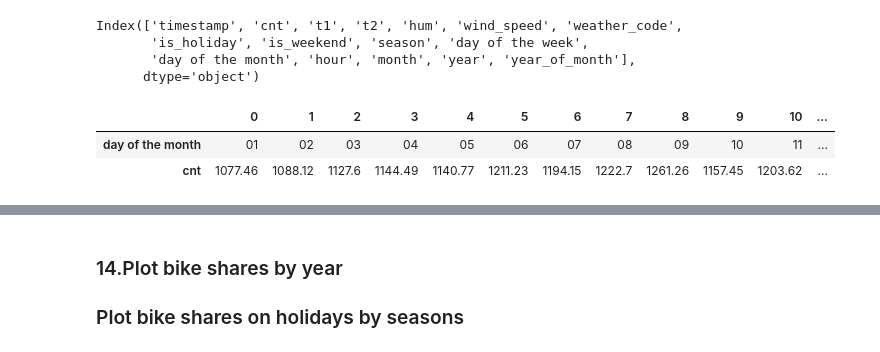
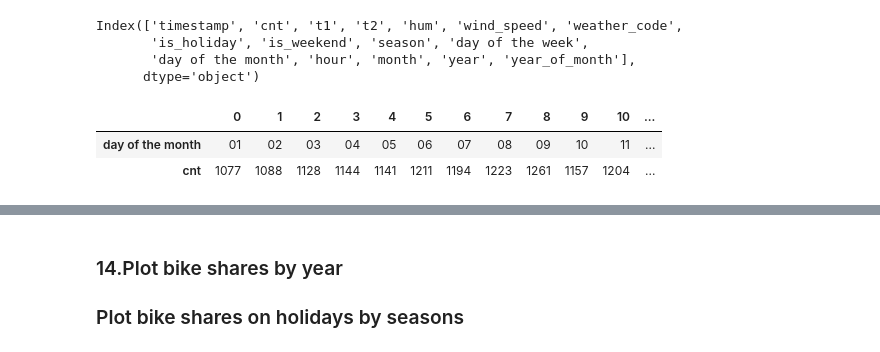
Before and after one commit to mehmetsar/DA_assignments, a Jupyter notebook: DV_capstone_student_ipynb_adlı_not_defterinin_kopyası.ipynb, the cells around one changed output, grey strips where cells are left out. Cells and saved outputs as stored; diff of their text form; code cells hidden in the pictures.

```diff
--- a/DV_capstone_student_ipynb_adlı_not_defterinin_kopyası.ipynb
+++ b/DV_capstone_student_ipynb_adlı_not_defterinin_kopyası.ipynb
@@ -381,9 +381,9 @@ Index(['timestamp', 'cnt', 't1', 't2', 'hum', 'wind_speed', 'weather_code',
        'day of the month', 'hour', 'month', 'year', 'year_of_month'],
       dtype='object')
 # %%
-df3 = df.groupby('day of the month')["cnt"].mean()
+df3 = df.groupby('day of the month')["cnt"].mean().round()
 df3.reset_index().T
 # %% [output]
 |  | 0 | 1 | 2 | 3 | 4 | 5 | 6 | 7 | 8 | 9 | 10 | ... |
 | day of the month | 01 | 02 | 03 | 04 | 05 | 06 | 07 | 08 | 09 | 10 | 11 | ... |
-| cnt | 1077.46 | 1088.12 | 1127.6 | 1144.49 | 1140.77 | 1211.23 | 1194.15 | 1222.7 | 1261.26 | 1157.45 | 1203.62 | ... |
+| cnt | 1077 | 1088 | 1128 | 1144 | 1141 | 1211 | 1194 | 1223 | 1261 | 1157 | 1204 | ... |
```
Also changed, not shown: parts of 18 cells of this notebook.
